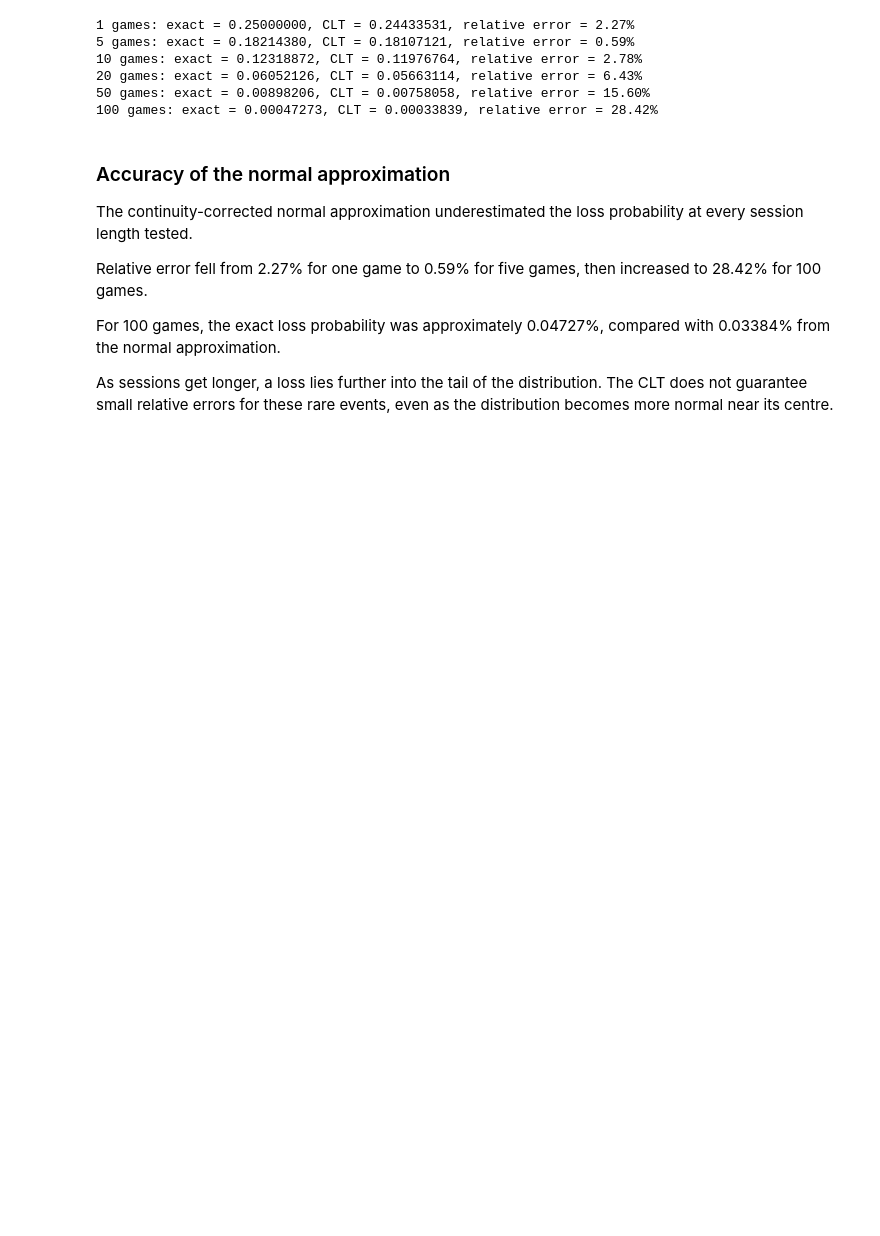
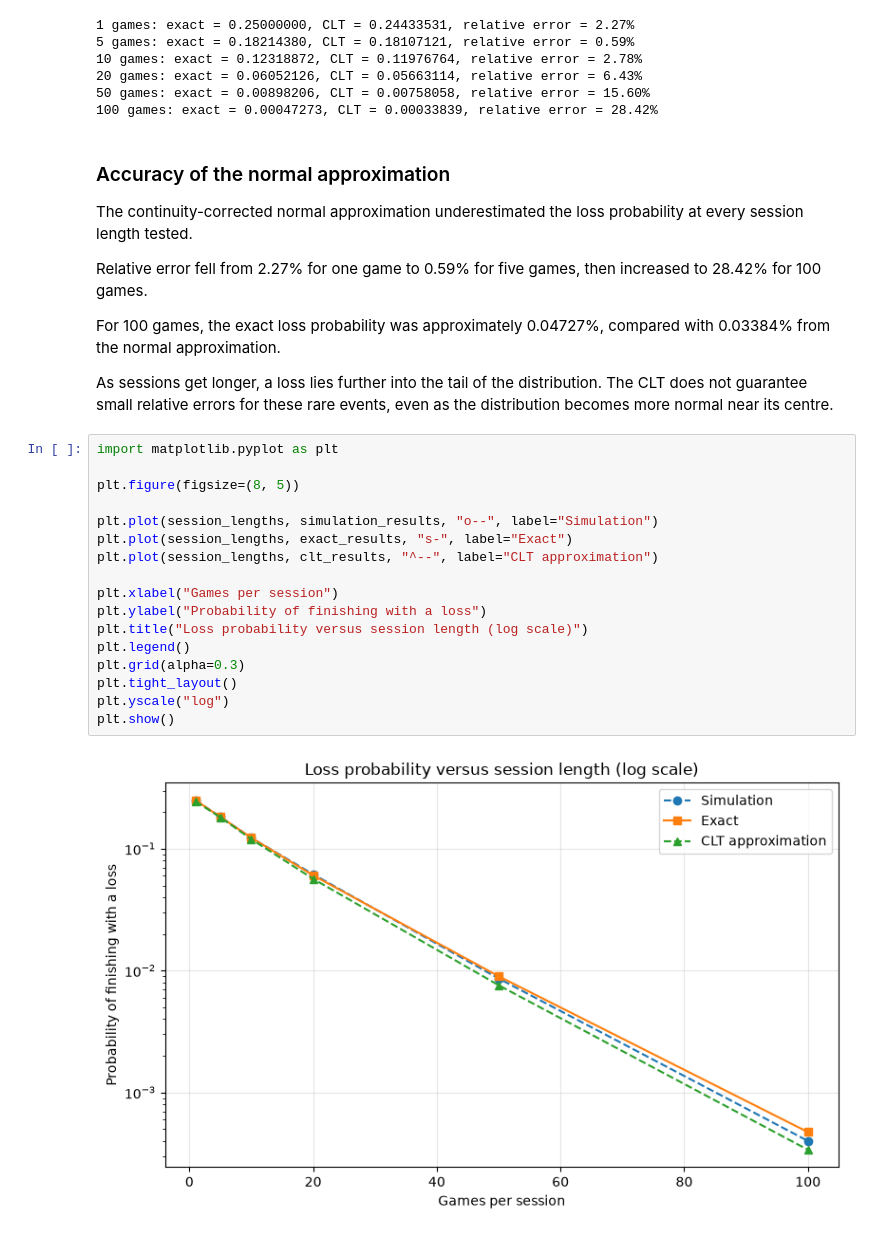
Before and after one commit to sandaybeo/dice-game-risk-analysis, a Jupyter notebook: dice_game.ipynb, the cells around one changed output. Cells and saved outputs as stored; diff of their text form; blank space fills up the shorter version.

Commit message:
Add probability comparison and relative error plots

```diff
--- a/dice_game.ipynb
+++ b/dice_game.ipynb
@@ -278,3 +278,22 @@ As sessions get longer, a loss lies further into the tail of the
 distribution. The CLT does not guarantee small relative errors for
 these rare events, even as the distribution becomes more normal
 near its centre.
+# %%
+import matplotlib.pyplot as plt
+
+plt.figure(figsize=(8, 5))
+
+plt.plot(session_lengths, simulation_results, "o--", label="Simulation")
+plt.plot(session_lengths, exact_results, "s-", label="Exact")
+plt.plot(session_lengths, clt_results, "^--", label="CLT approximation")
+
+plt.xlabel("Games per session")
+plt.ylabel("Probability of finishing with a loss")
+plt.title("Loss probability versus session length (log scale)")
+plt.legend()
+plt.grid(alpha=0.3)
+plt.tight_layout()
+plt.yscale("log")
+plt.show()
+# %% [output]
+[figure, added]
```
Also changed, not shown: parts of 2 cells of this notebook.
